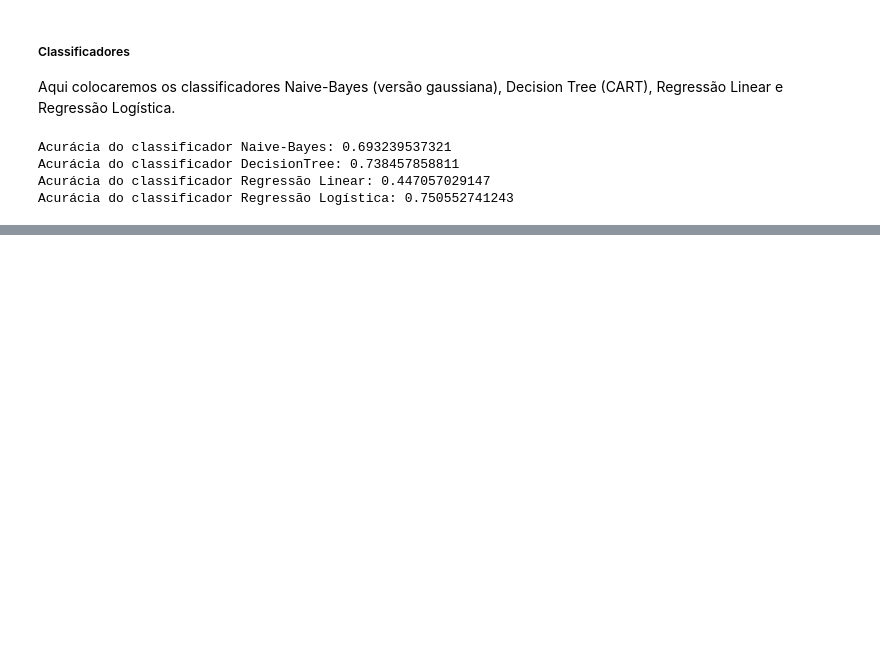
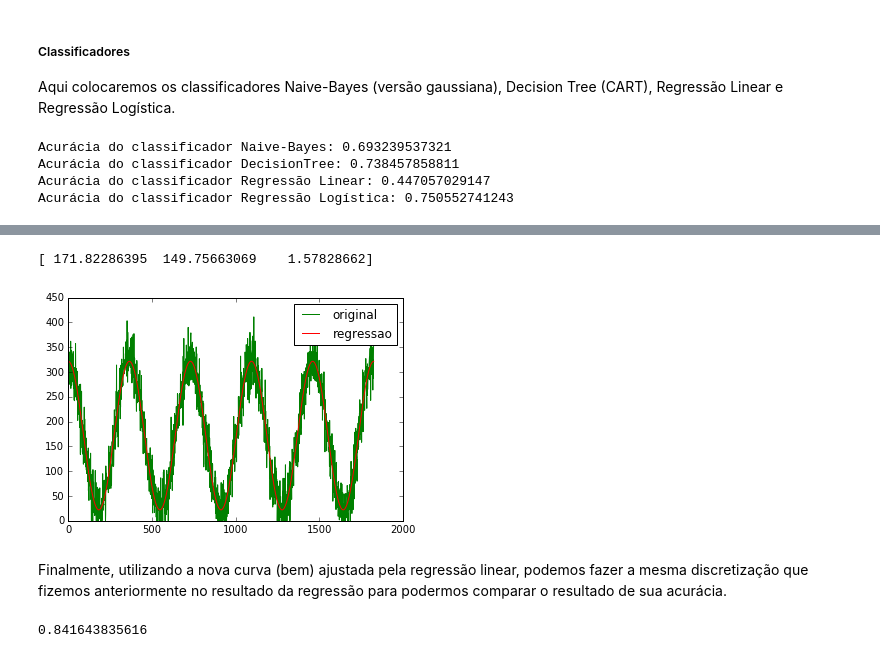
Before and after one commit to GabrielTrev/ufscar-ammd-2016-2, a Jupyter notebook: src/series-temporais/chuva.ipynb, the cells around one changed output, grey strips where cells are left out. Drawn from its saved outputs; the diff is of its cells as text; code cells hidden in the pictures; blank space fills up the shorter version.

Commit message:
Regressão senoidal

```diff
--- a/src/series-temporais/chuva.ipynb
+++ b/src/series-temporais/chuva.ipynb
@@ -126,0 +134,25 @@ Acurácia do classificador Regressão Logística: 0.750552741243
+# %%
+chute_altura = 100
+chute_amplitude = 200
+chute_fase = 0
+alvo = lambda k: k[0] + k[1] * np.sin(2 * np.pi * (1.0/365) * x + k[2]) - y
+parametros = leastsq(alvo, [chute_altura, chute_amplitude, chute_fase])[0]
+print parametros
+# %% [output]
+[ 171.82286395  149.75663069    1.57828662]
+# %%
+curva_ajustada = parametros[0] + parametros[1] * np.sin(2 * np.pi * (1.0/365) * x + parametros[2])
+plt.plot(x, y, 'g', label='original')
+plt.plot(x, curva_ajustada, 'r', label='regressao')
+plt.legend()
+plt.show()
+# %% [output]
+[figure, added]
+# %% [markdown]
+Finalmente, utilizando a nova curva (bem) ajustada pela regressão linear, podemos fazer a mesma discretização que fizemos anteriormente no resultado da regressão para podermos comparar o resultado de sua acurácia.
+# %%
+predicao_curva = [converter(i) for i in curva_ajustada]
+acertos = sum(1 for predicao, correto in zip(predicao_curva, c) if predicao == correto)
+print 1.0 * acertos / len(c)
+# %% [output]
+0.841643835616
```
Also changed, not shown: parts of 2 cells of this notebook.
